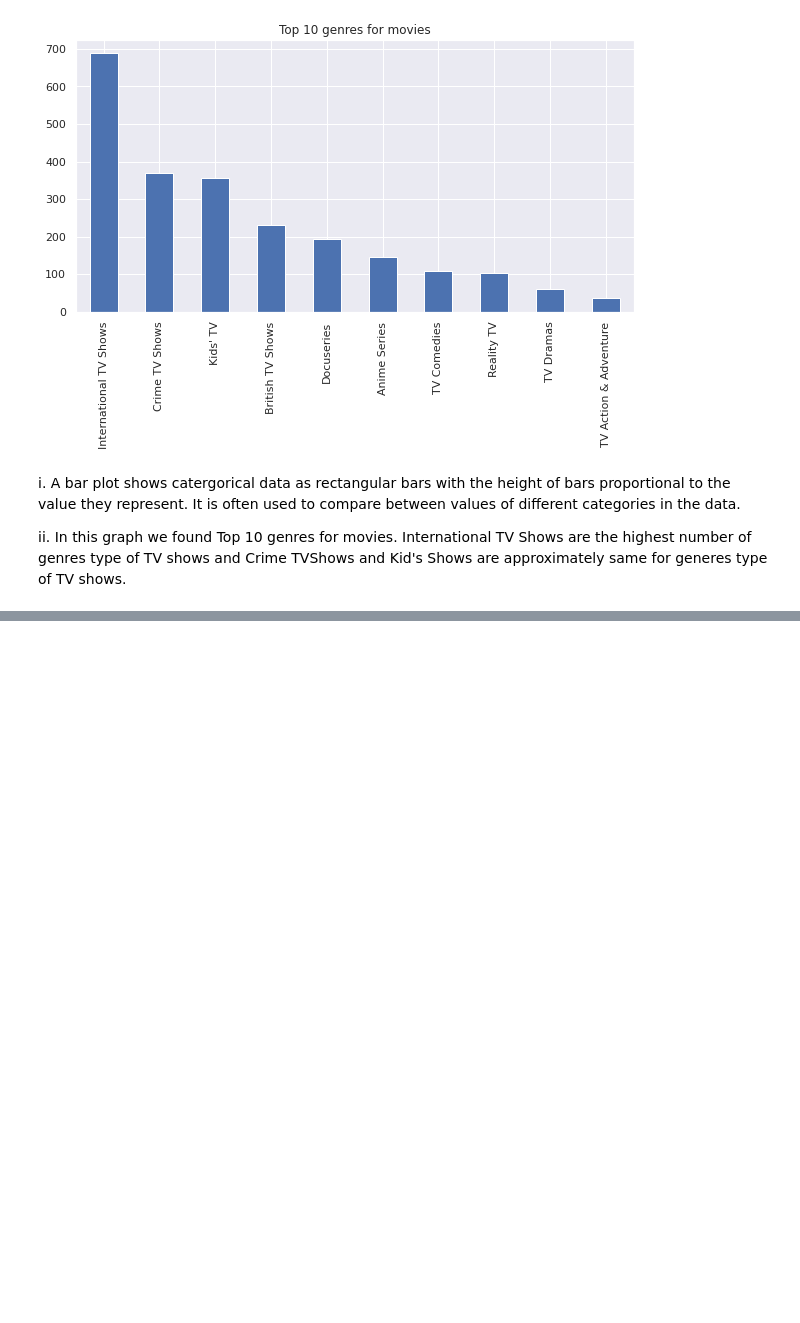
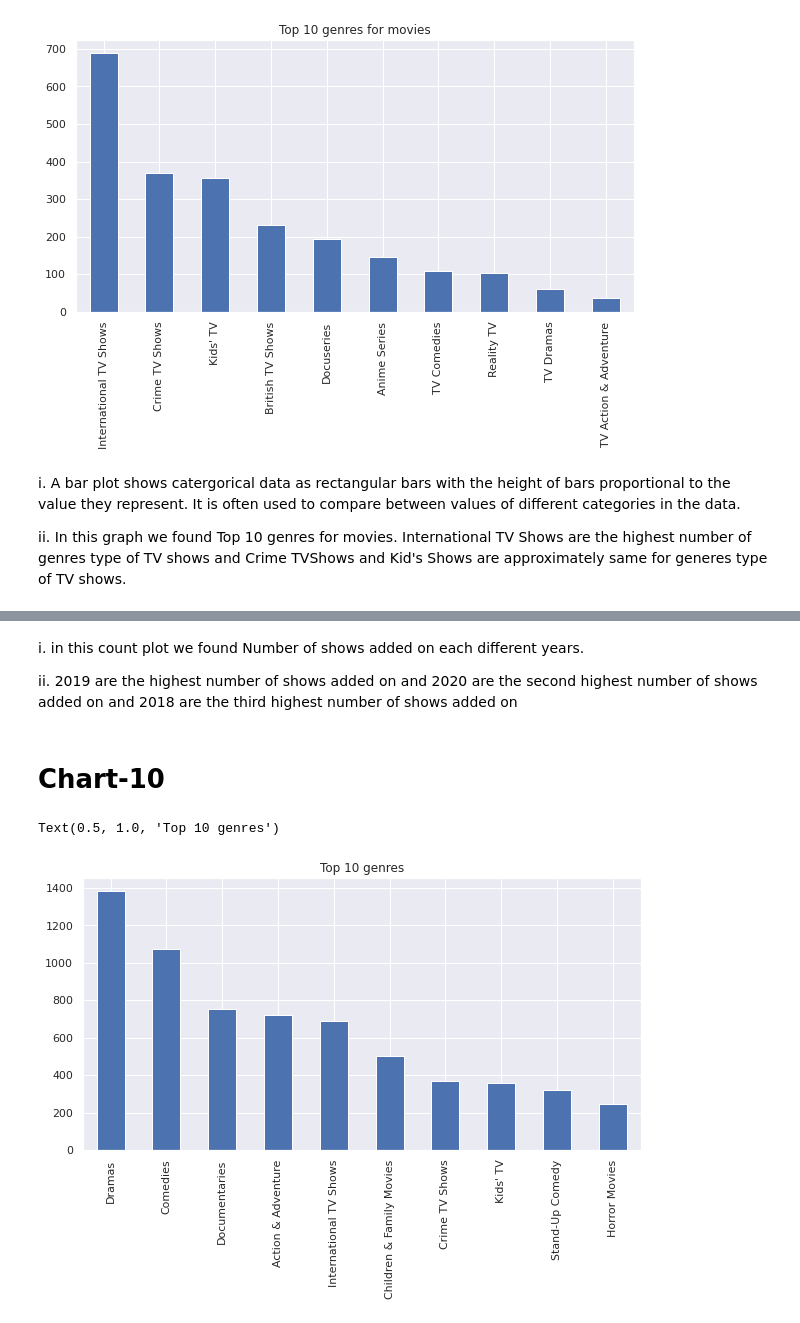
Before and after one commit to PradnyaPagar01/Netflix-Movie-and-TV-Shows-Clustering, a Jupyter notebook: Netflix_Movie_and_TV_Shows_Clustering.ipynb, the cells around one changed output, grey strips where cells are left out. Drawn from its saved outputs; the diff is of its cells as text; code cells hidden in the pictures; blank space fills up the shorter version.

```diff
--- a/Netflix_Movie_and_TV_Shows_Clustering.ipynb
+++ b/Netflix_Movie_and_TV_Shows_Clustering.ipynb
@@ -602,0 +675,14 @@ ii. In this graph we found Top 10 genres for movies. International TV Shows are
+# %% [markdown]
+i. in this count plot we found Number of shows added on each different years.
+
+ii. 2019 are the highest number of shows added on and 2020 are the second highest number of shows added on and 2018 are the third highest number of shows added on
+# %% [markdown]
+# **Chart-10**
+# %%
+# Top 10 genres
+plt.figure(figsize=(10,5))
+netflix_df.listed_in.value_counts().nlargest(10).plot(kind='bar')
+plt.title('Top 10 genres')
+# %% [output]
+Text(0.5, 1.0, 'Top 10 genres')
+[figure, added]
```
Also changed, not shown: parts of 28 cells of this notebook.
